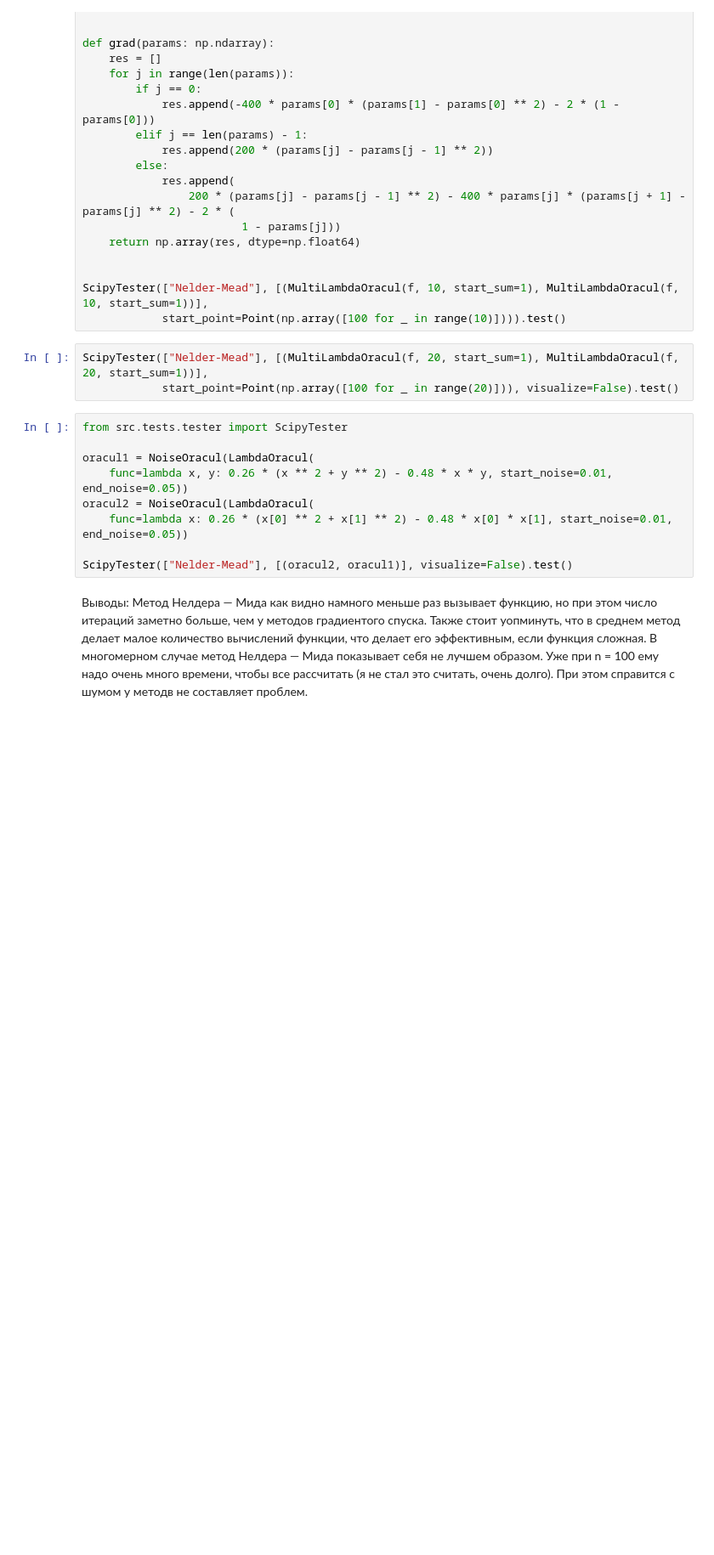
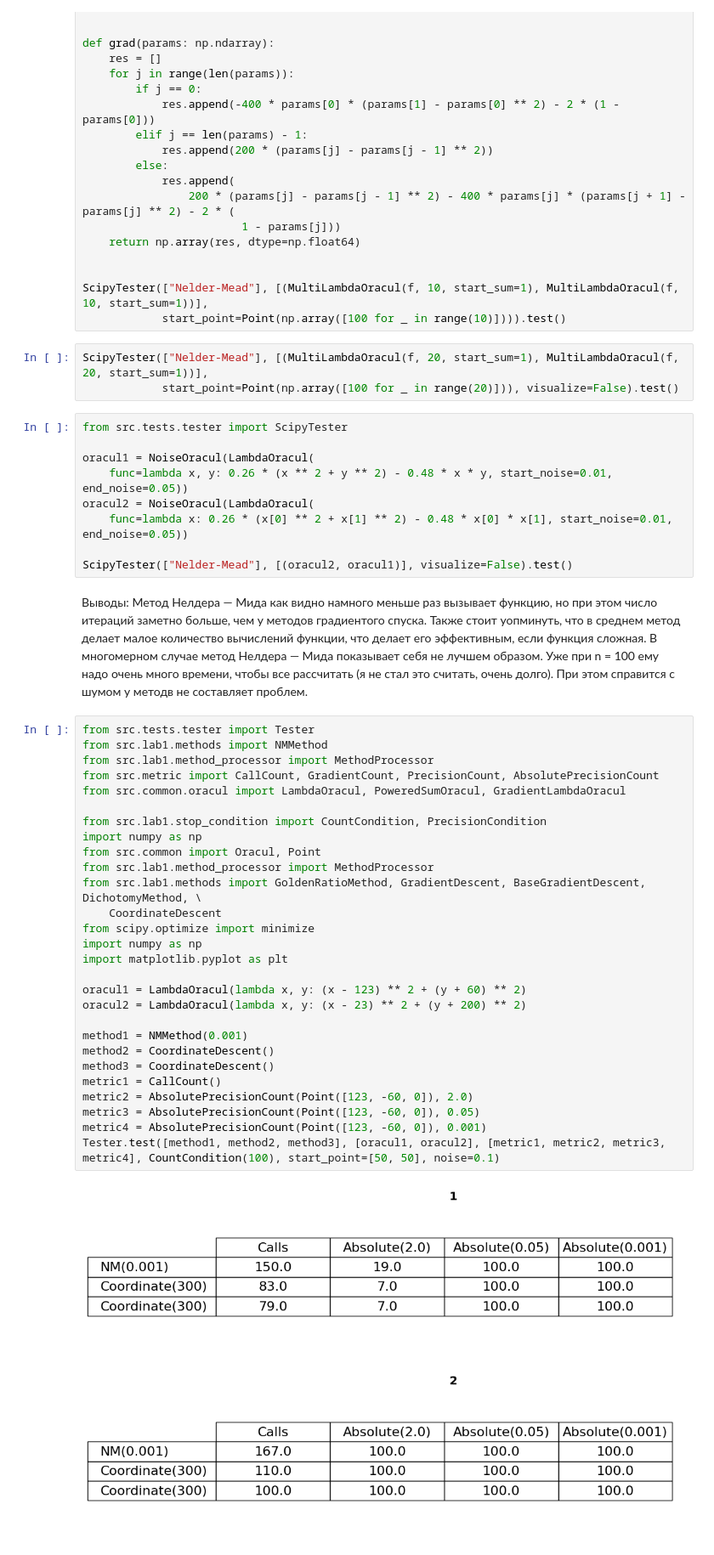
Before and after one commit to Skorniakov-Leonid/Methods-of-optimization, a Jupyter notebook: presentation/lab-1/test.ipynb, the cells around one changed output. Shown at 85% size. Drawn from its saved outputs; the diff is of its cells as text; blank space fills up the shorter version.

Commit message:
Added visualization in tables

```diff
--- a/presentation/lab-1/test.ipynb
+++ b/presentation/lab-1/test.ipynb
@@ -384,3 +296,34 @@ ScipyTester(["Nelder-Mead"], [(oracul2, oracul1)], visualize=False).test()
 # %% [markdown]
 Выводы: Метод Нелдера — Мида как видно намного меньше раз вызывает функцию, но при этом число итераций заметно больше, чем у методов градиентого спуска.
 Также стоит уопминуть, что в среднем метод делает малое количество вычислений функции, что делает его эффективным, если функция сложная. В многомерном случае метод Нелдера — Мида показывает себя не лучшем образом. Уже при n = 100 ему надо очень много времени, чтобы все рассчитать (я не стал это считать, очень долго). При этом справится с шумом у методв не составляет проблем.
+# %%
+from src.tests.tester import Tester
+from src.lab1.methods import NMMethod
+from src.lab1.method_processor import MethodProcessor
+from src.metric import CallCount, GradientCount, PrecisionCount, AbsolutePrecisionCount
+from src.common.oracul import LambdaOracul, PoweredSumOracul, GradientLambdaOracul
+
+from src.lab1.stop_condition import CountCondition, PrecisionCondition
+import numpy as np
+from src.common import Oracul, Point
+from src.lab1.method_processor import MethodProcessor
+from src.lab1.methods import GoldenRatioMethod, GradientDescent, BaseGradientDescent, DichotomyMethod, \
+    CoordinateDescent
+from scipy.optimize import minimize
+import numpy as np
+import matplotlib.pyplot as plt
+
+oracul1 = LambdaOracul(lambda x, y: (x - 123) ** 2 + (y + 60) ** 2)
+oracul2 = LambdaOracul(lambda x, y: (x - 23) ** 2 + (y + 200) ** 2)
+
+method1 = NMMethod(0.001)
+method2 = CoordinateDescent()
+method3 = CoordinateDescent()
+metric1 = CallCount()
+metric2 = AbsolutePrecisionCount(Point([123, -60, 0]), 2.0)
+metric3 = AbsolutePrecisionCount(Point([123, -60, 0]), 0.05)
+metric4 = AbsolutePrecisionCount(Point([123, -60, 0]), 0.001)
+Tester.test([method1, method2, method3], [oracul1, oracul2], [metric1, metric2, metric3, metric4], CountCondition(100), start_point=[50, 50], noise=0.1)
+# %% [output]
+[figure, added]
+[figure, added]
```
Also changed, not shown: parts of 7 cells of this notebook, 8 other files.
